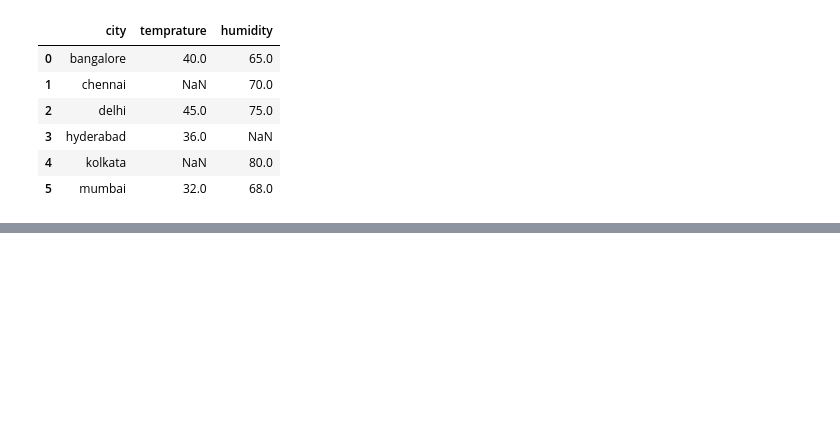
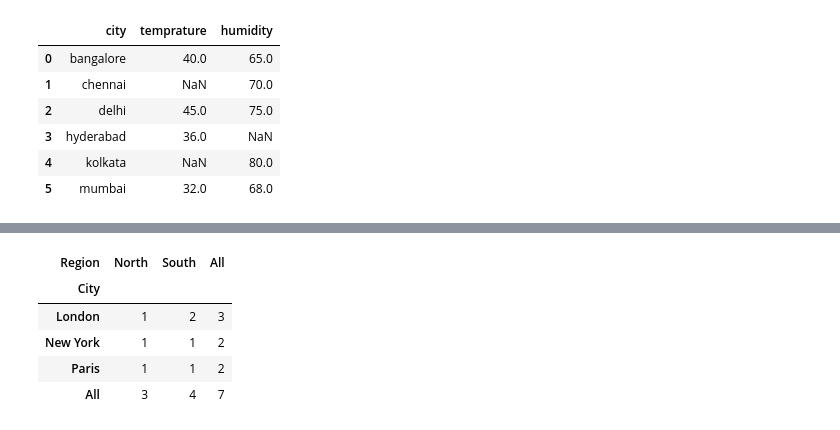
Before and after one commit to SAKSHISAAHU/Data_Analytics, a Jupyter notebook: 2.adv_py/4.2Ddataframes.ipynb, the cells around one changed output, grey strips where cells are left out. Saved outputs shown, nothing was run; the diff lists cells and outputs as text; code cells hidden in the pictures; blank space fills up the shorter version.

```diff
--- a/2.adv_py/4.2Ddataframes.ipynb
+++ b/2.adv_py/4.2Ddataframes.ipynb
@@ -602,0 +625,10 @@ d9
+# %%
+# 1.6.1 Crosstab for Count
+pd.crosstab(data['City'],data['Region'],margins=True)   # crosstab table
+# %% [output]
+| Region | North | South | All |
+| City |  |  |  |
+| London | 1 | 2 | 3 |
+| New York | 1 | 1 | 2 |
+| Paris | 1 | 1 | 2 |
+| All | 3 | 4 | 7 |
```
Also changed, not shown: parts of 6 cells of this notebook, 1 other file.
